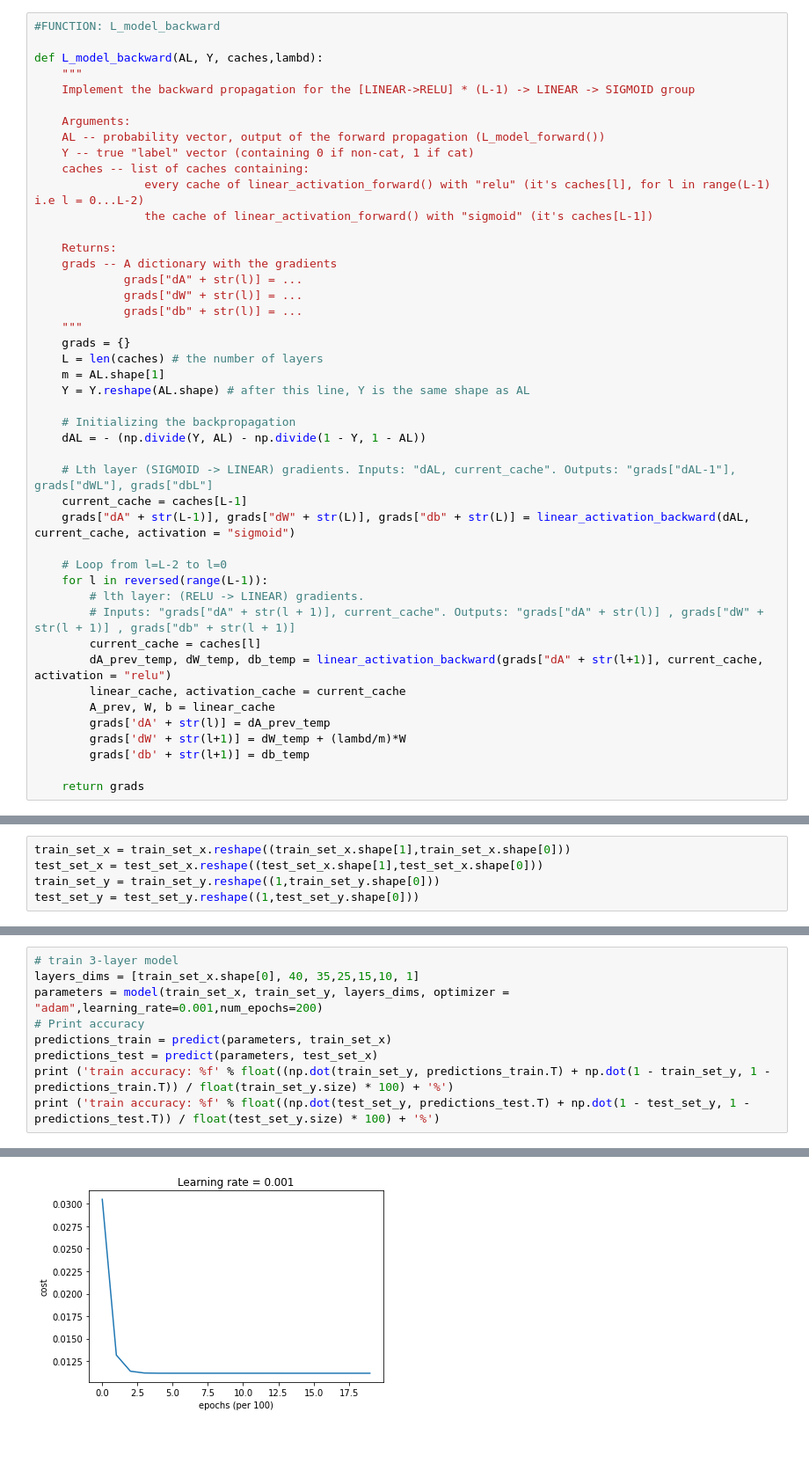
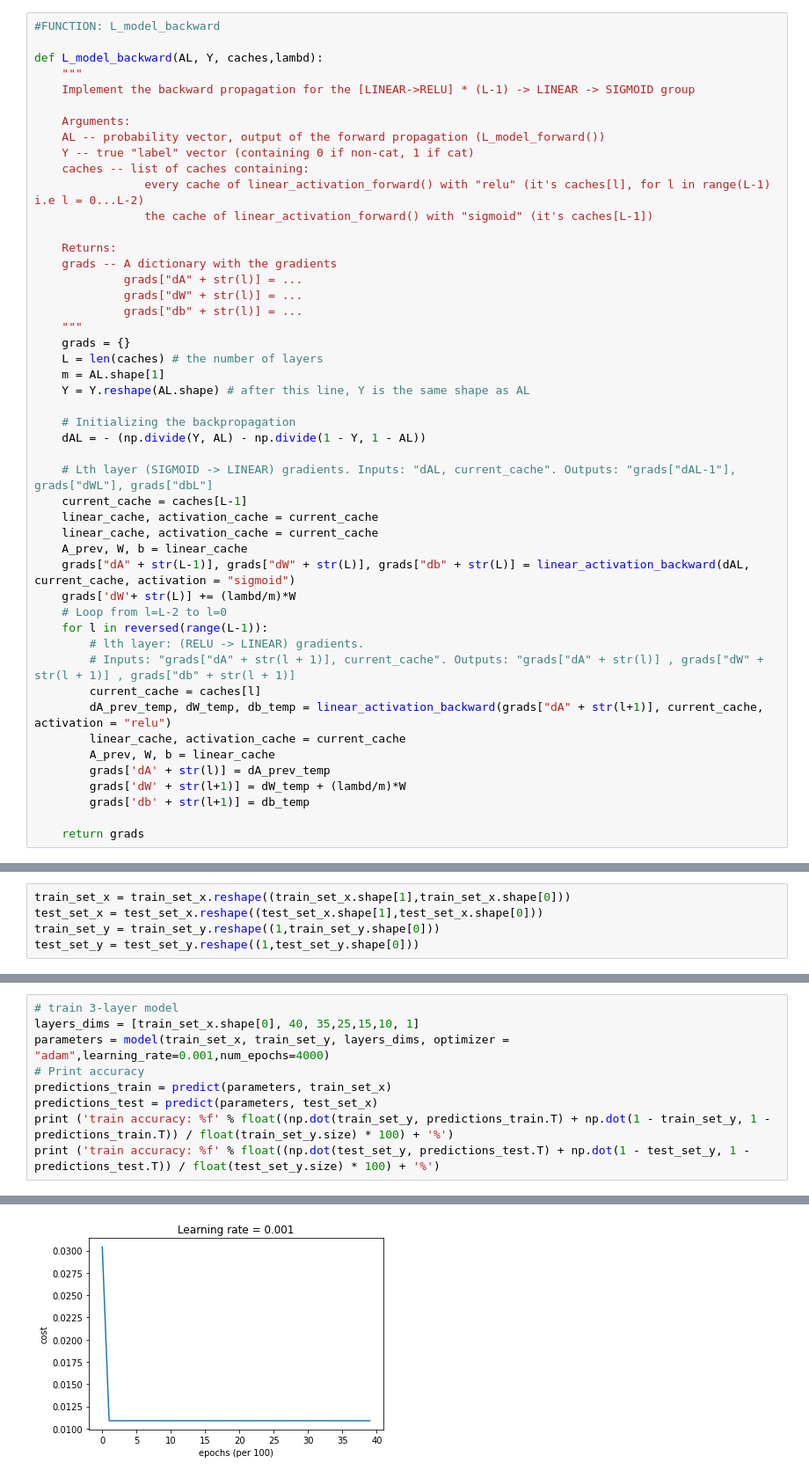
Before and after one commit to mexudi/CSC5351-Assignment, a Jupyter notebook: project_2/project_2_lamchoudi.ipynb, the cells around one changed output, grey strips where cells are left out. Shown: that part at 88% size. Cells and saved outputs as stored; diff of their text form; blank space fills up the shorter version.

```diff
--- a/project_2/project_2_lamchoudi.ipynb
+++ b/project_2/project_2_lamchoudi.ipynb
@@ -553,8 +553,11 @@ def L_model_backward(AL, Y, caches,lambd):
 
     # Lth layer (SIGMOID -> LINEAR) gradients. Inputs: "dAL, current_cache". Outputs: "grads["dAL-1"], grads["dWL"], grads["dbL"]
     current_cache = caches[L-1]
+    linear_cache, activation_cache = current_cache
+    linear_cache, activation_cache = current_cache
+    A_prev, W, b = linear_cache
     grads["dA" + str(L-1)], grads["dW" + str(L)], grads["db" + str(L)] = linear_activation_backward(dAL, current_cache, activation = "sigmoid")
-
+    grads['dW'+ str(L)] += (lambd/m)*W
     # Loop from l=L-2 to l=0
     for l in reversed(range(L-1)):
         # lth layer: (RELU -> LINEAR) gradients.
@@ -1259,7 +1262,7 @@ train accuracy: 48.969578%
 # %%
 # train 3-layer model
 layers_dims = [train_set_x.shape[0], 40, 35,25,15,10, 1]
-parameters = model(train_set_x, train_set_y, layers_dims, optimizer = "adam",learning_rate=0.001,num_epochs=200)
+parameters = model(train_set_x, train_set_y, layers_dims, optimizer = "adam",learning_rate=0.001,num_epochs=4000)
 # Print accuracy
 predictions_train = predict(parameters, train_set_x)
 predictions_test = predict(parameters, test_set_x)
@@ -1289 +1276 @@ Cost after epoch 190: 0.011160
-[figure, old version]
+[figure, new version]
```
Also changed, not shown: parts of 3 cells of this notebook.
